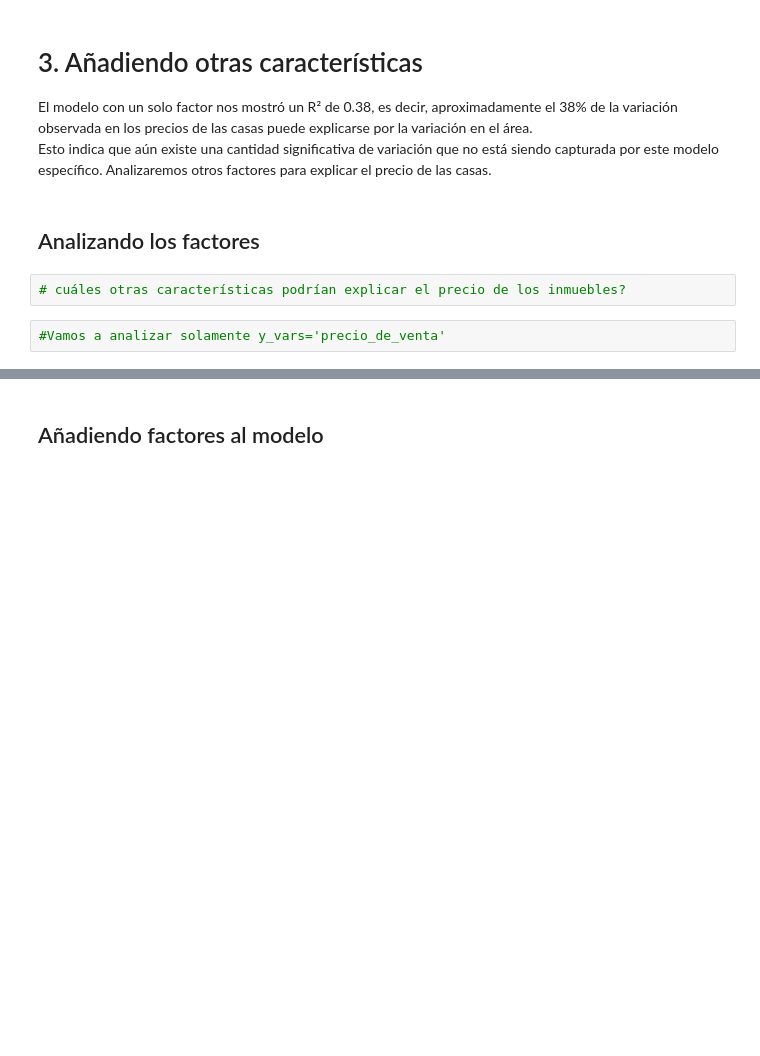
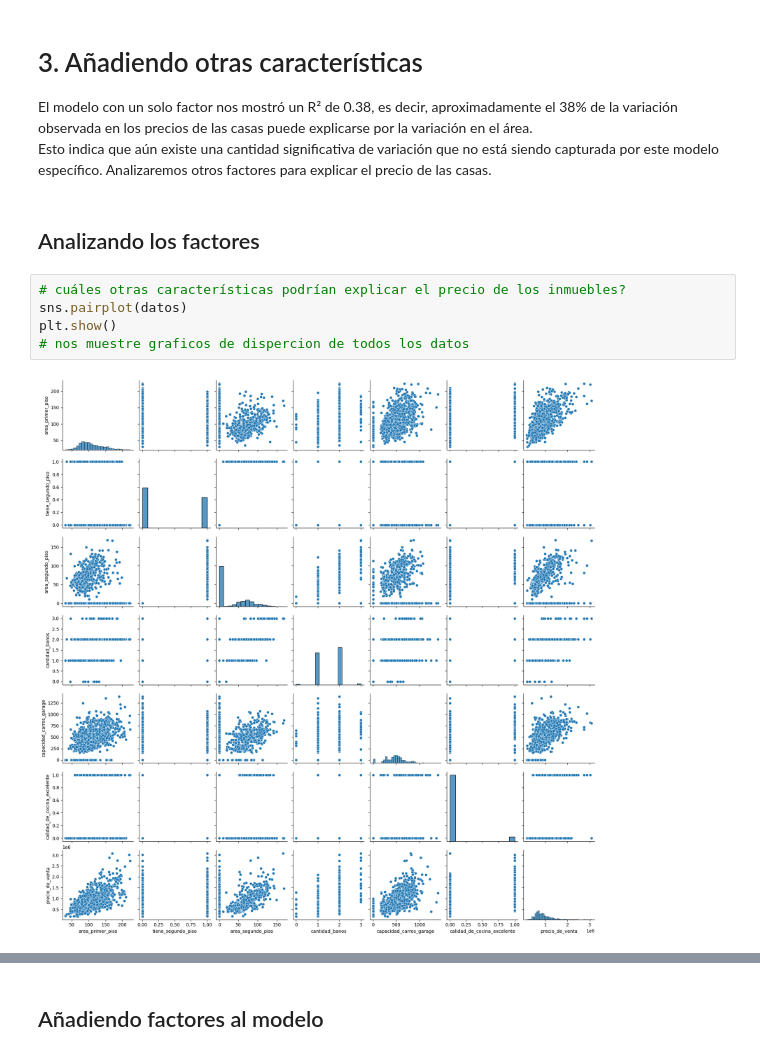
Before and after one commit to MarteDevs/Relaciones-con-regresion-lineal, a Jupyter notebook: precios_de_inmuebles_regresion_lineal.ipynb, the cells around one changed output, grey strips where cells are left out. Saved outputs shown, nothing was run; the diff lists cells and outputs as text; blank space fills up the shorter version.

```diff
--- a/precios_de_inmuebles_regresion_lineal.ipynb
+++ b/precios_de_inmuebles_regresion_lineal.ipynb
@@ -375,5 +406,8 @@ Esto indica que aún existe una cantidad significativa de variación que no est
 ## Analizando los factores
 # %%
 # cuáles otras características podrían explicar el precio de los inmuebles?
+sns.pairplot(datos)
+plt.show()
+# nos muestre graficos de dispercion de todos los datos
+# %% [output]
+[figure, added]
-# %%
-#Vamos a analizar solamente y_vars='precio_de_venta'
```
Also changed, not shown: parts of 69 cells of this notebook.
